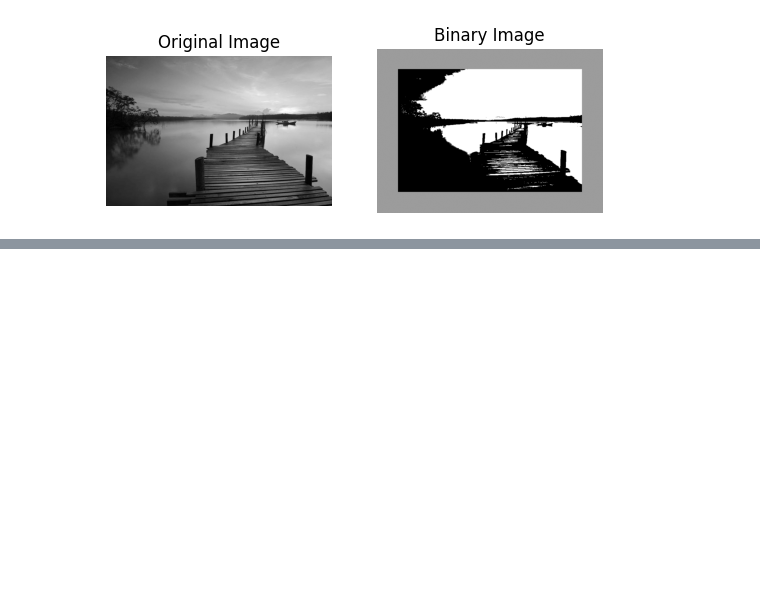
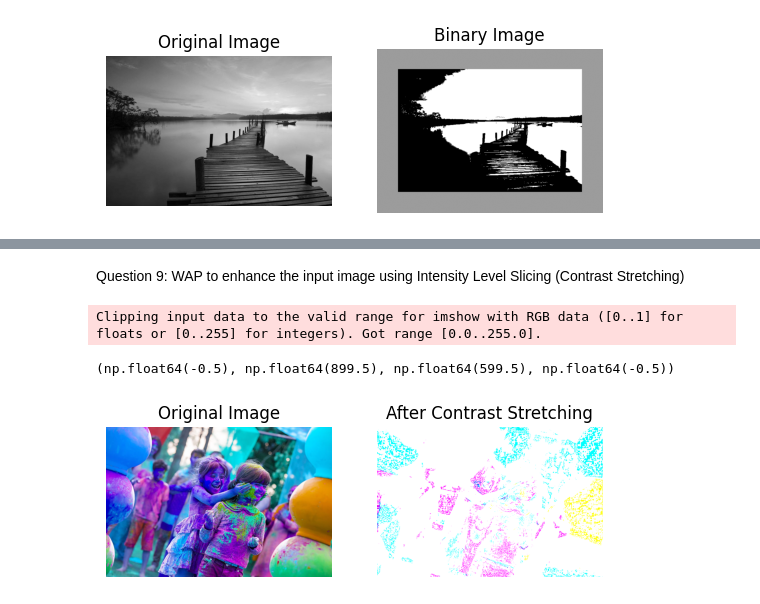
Before and after one commit to HimanshuSardana/assignments, a Jupyter notebook: image_processing/lab_manual/Untitled.ipynb, the cells around one changed output, grey strips where cells are left out. Drawn from its saved outputs; the diff is of its cells as text; code cells hidden in the pictures; blank space fills up the shorter version.

```diff
--- a/image_processing/lab_manual/Untitled.ipynb
+++ b/image_processing/lab_manual/Untitled.ipynb
@@ -145,0 +236,30 @@ Enter border color (0-255):  156
+# %% [markdown]
+Question 9: WAP to enhance the input image using Intensity Level Slicing (Contrast Stretching)
+# %%
+import cv2
+import numpy as np
+import matplotlib.pyplot as plt
+
+img = cv2.imread("rgb_original.jpg").astype(np.float32)
+
+r1, r2 = 80, 120
+s1, s2 = 0, 100
+
+mask = (img >= r1) & (img <= r2)
+
+img[mask] = ((img[mask] - 1) / (r2 - r1)) * (s2 - s1) + s1
+img = np.clip(img, 0, 255).astype(np.float32)
+
+plt.subplot(1, 2, 1)
+plt.title("Original Image")
+plt.imshow(cv2.imread("rgb_original.jpg"))
+plt.axis("off")
+
+plt.subplot(1, 2, 2)
+plt.title("After Contrast Stretching")
+plt.imshow(img)
+plt.axis("off")
+# %% [output]
+Clipping input data to the valid range for imshow with RGB data ([0..1] for floats or [0..255] for integers). Got range [0.0..255.0].
+(np.float64(-0.5), np.float64(899.5), np.float64(599.5), np.float64(-0.5))
+[figure, added]
```
Also changed, not shown: parts of 14 cells of this notebook, 12 other files.
